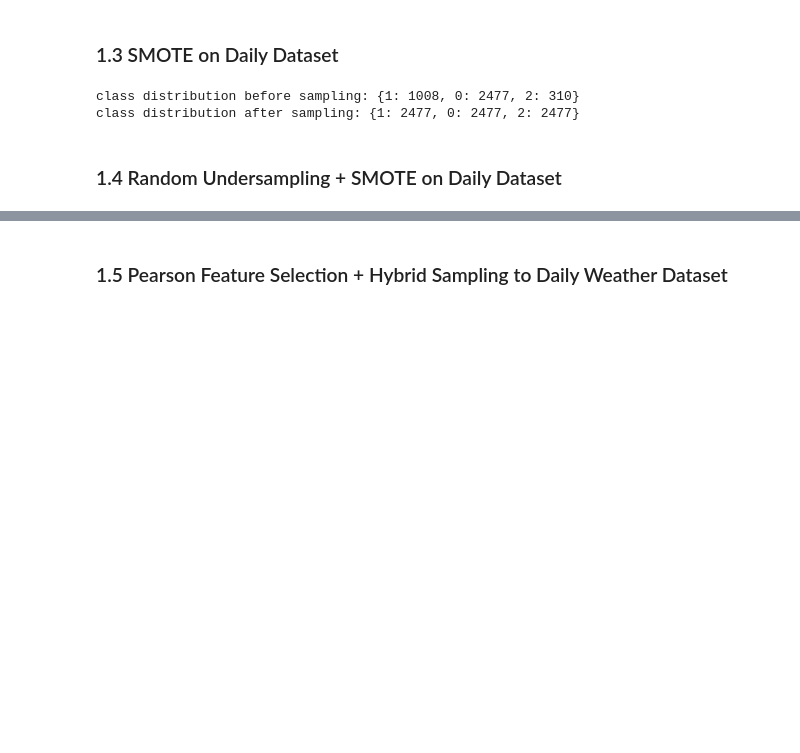
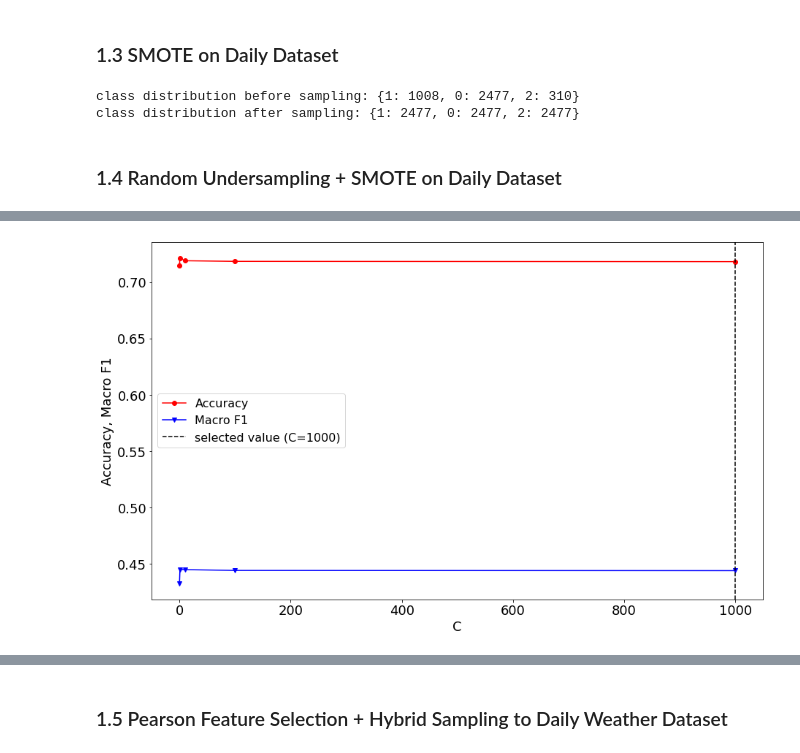
Before and after one commit to RifatIslamOmio/Weather-WaterLevel-Prediction-ML, a Jupyter notebook: Notebooks/brri-dataset/experimentations/svm_classification.ipynb, the cells around one changed output, grey strips where cells are left out. Drawn from its saved outputs; the diff is of its cells as text; code cells hidden in the pictures; blank space fills up the shorter version.

```diff
--- a/Notebooks/brri-dataset/experimentations/svm_classification.ipynb
+++ b/Notebooks/brri-dataset/experimentations/svm_classification.ipynb
@@ -197,13 +202,15 @@ print(f'Train set performance: accuracy={train_accuracy}, macro-f1={train_f1}')
 # %%
 # graph on train set performance
 
 # hyper-parameters selected by GridSearchCV
 selected_model_params = selected_hyperparams
-#selected_model_params['random_state'] = RAND_SEED
+selected_model_params['random_state'] = RAND_SEED
 
 showEvalutationGraph_classification(MODEL_CLASS, weather_daily_train_df, cls=class_label,
                                     x_axis_param_name=x_axis_param_name, x_axis_param_vals=x_axis_param_vals,
                                     selected_model_params=selected_model_params)
+# %% [output]
+[figure, added]
 # %%
 # test model
 test_accuracy, test_f1 = eval_classification(model, weather_daily_test_df, cls=class_label)
```
Also changed, not shown: parts of 12 cells of this notebook.
